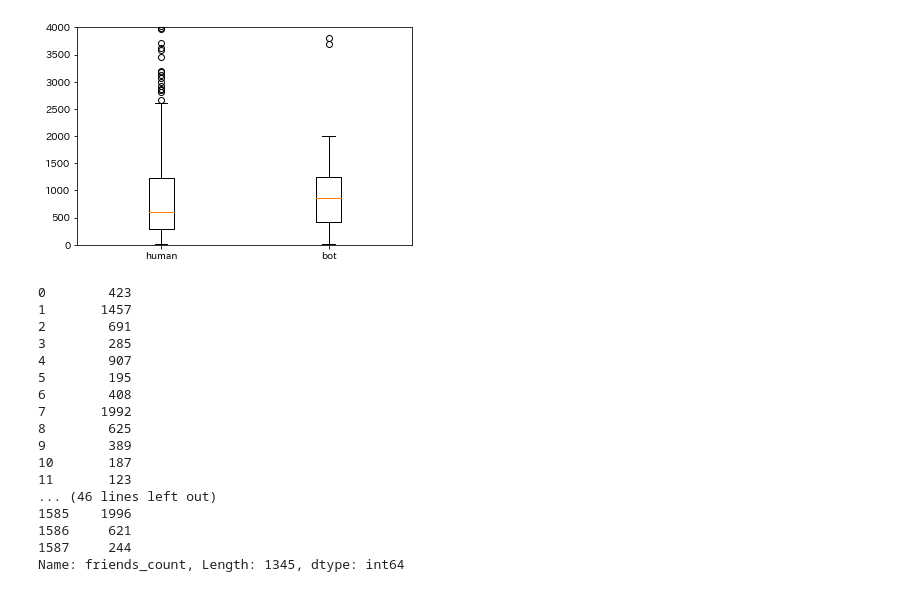
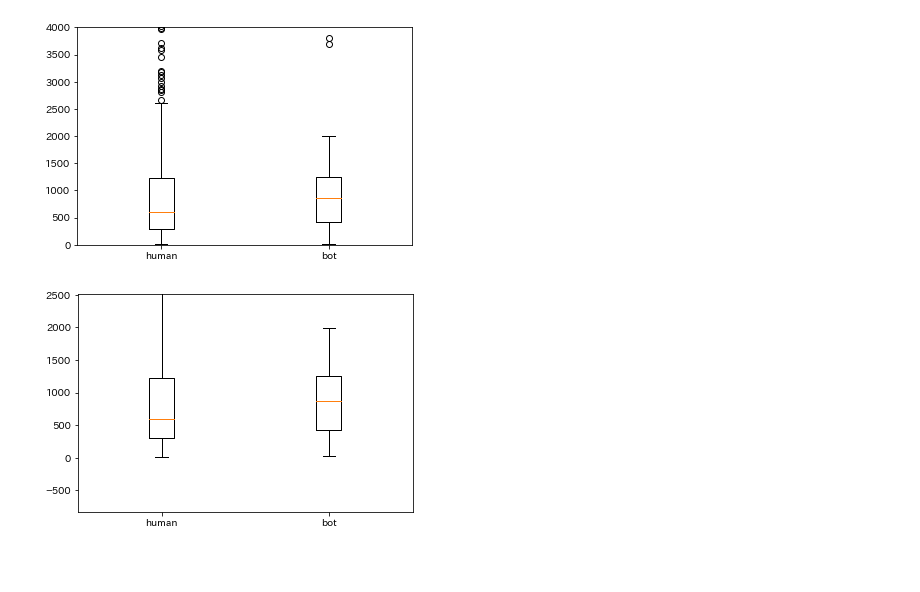
Before and after one commit to Satoshi-Kamakura/SIGNATE, a Jupyter notebook: tutorial6/data_evaluation.ipynb, the cells around one changed output. Drawn from its saved outputs; the diff is of its cells as text; code cells hidden in the pictures; blank space fills up the shorter version.

```diff
--- a/tutorial6/data_evaluation.ipynb
+++ b/tutorial6/data_evaluation.ipynb
@@ -51,23 +51,40 @@ plt.ylim([0,4000])
 plt.show()
 # %% [output]
 [figure]
-# %%
-hm_fc
-# %% [output]
-0        423
-1       1457
-2        691
-3        285
-4        907
-5        195
-6        408
-7       1992
-8        625
-9        389
-10       187
-11       123
-... (46 lines left out)
-1585    1996
-1586     621
-1587     244
-Name: friends_count, Length: 1345, dtype: int64
+# %%
+def drawBoxplot(data, col, y_max=-1):
+    # データの取得
+    x1 = data.loc[data['bot']==0,col]
+    x2 = data.loc[data['bot']==1,col]
+    val = ( x1, x2 )
+
+    # 描画の準備
+    fig, ax = plt.subplots()
+    bp = ax.boxplot(val)
+    ax.set_xticklabels(['human','bot'])
+
+    # 最大、最小の決定
+    x1_q1, x1_q3 = np.percentile(x1, [25, 75])
+    x1_iqr = x1_q3 - x1_q1
+    x2_q1, x2_q3 = np.percentile(x2, [25, 75])
+    x2_iqr = x2_q3 - x2_q1
+    x1_lower = x1_q1 - (x1_iqr * 0.5)
+    x1_upper = x1_q3 + (x1_iqr * 0.5)
+    x2_lower = x2_q1 - (x2_iqr * 1.5)
+    x2_upper = x2_q3 + (x2_iqr * 1.5)
+    if ( x1_lower < x2_lower):
+        lower = x1_lower
+    else:
+        lower = x2_lower
+    if ( x1_upper > x2_upper):
+        upper = x1_upper
+    else:
+        upper = x2_upper
+    plt.ylim([lower, upper])
+
+    plt.show()
+    return
+# %%
+drawBoxplot(train, 'friends_count',3000)
+# %% [output]
+[figure, added]
```
Also changed, not shown: parts of 11 cells of this notebook, 1 other file.
